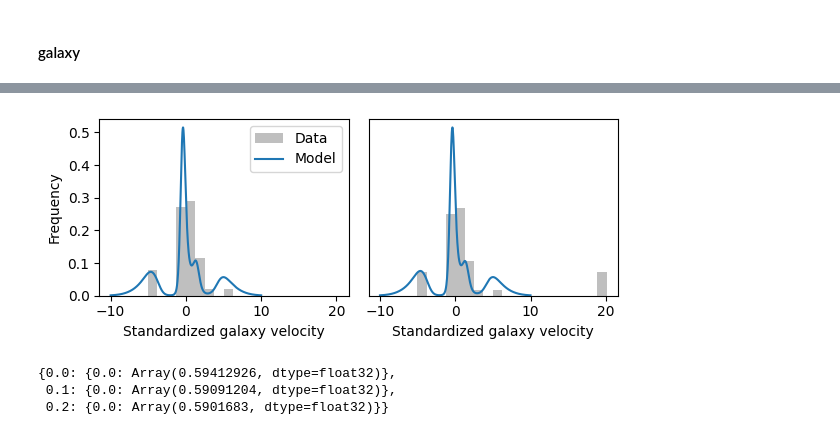
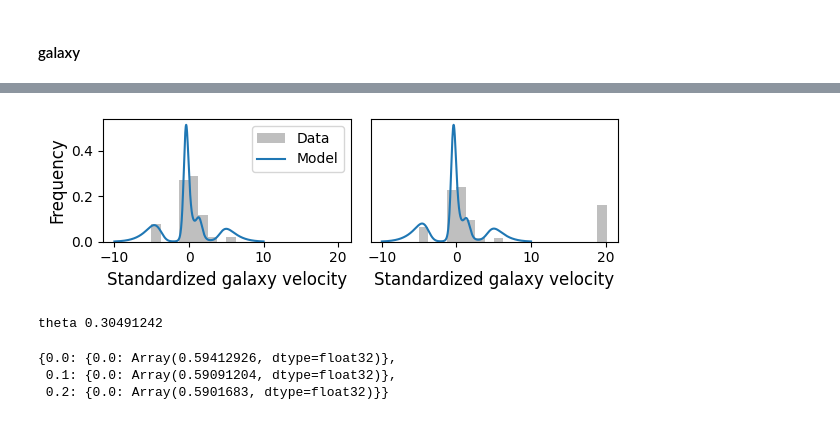
Before and after one commit to XingLLiu/robust-kernel-test, a Jupyter notebook: notebooks/KEF.ipynb, the cells around one changed output, grey strips where cells are left out. Cells and saved outputs as stored; diff of their text form; code cells hidden in the pictures.

```diff
--- a/notebooks/KEF.ipynb
+++ b/notebooks/KEF.ipynb
@@ -789,74 +755,42 @@ plt.tight_layout()
-# %%
-_, axes = plt.subplots(ncols=2, figsize=(3*2, 3))
-
-# plot data
-ol = 10.
-eps_ls = [0., 0.2]
-idx = 0
-bins = np.histogram(np.hstack(
-    (X_res[eps_ls[0]][ol][idx].reshape(-1), X_res[eps_ls[1]][ol][idx].reshape(-1))
-), bins=30)[1]
-
-for i, eps in enumerate(eps_ls):
-    est_params = est_params_res[eps][ol][0]
-    L = 25
-    # kef_l = jnp.sqrt(2)
-    # kef_p0_std = 3.
-
-    # L = 25 #!
-    kef_l = jnp.sqrt(.2) #!
-    kef_p0_std = 1. #!
-
-    trained_kef_model = exp_kef.KernelExpFamily(est_params, bw=kef_l, L=L, p0_loc=0., p0_scale=kef_p0_std)
-    X_plot = np.reshape(np.linspace(-5., 10., 1001), (-1, 1))
-    approx_prob = trained_kef_model.approx_prob(jax.random.PRNGKey(seed=56789), xs=X_plot, n_samples=2000)
-
-    ax = axes[i]
-    ax.hist(X_res[eps][ol][0].reshape(-1), bins, color="grey", alpha=0.5, density=True, label="Data")
-    ax.plot(X_plot, approx_prob, label="Model")
-    ax.get_yaxis().set_visible(False)
-    ax.set_xlabel("Standardized galaxy velocity")
-
-axes[0].legend()
-plt.tight_layout()
-# plt.savefig("../figs/robust/kef_level_data.pdf")
 # %%
-_, axes = plt.subplots(ncols=2, figsize=(3*2, 2.5))
+_, axes = plt.subplots(ncols=2, figsize=(3*2, 2))
 
 # plot data
 ol = 20.
-eps_ls = [0., 0.1]
+eps_ls = [0., 0.2]
 idx = 0
 bins = np.histogram(np.hstack(
     (X_res[eps_ls[0]][ol][idx].reshape(-1), X_res[eps_ls[1]][ol][idx].reshape(-1))
 ), bins=20)[1]
 
 for i, eps in enumerate(eps_ls):
     est_params = est_params_res[eps][ol][0]
     L = 25
     kef_l = jnp.sqrt(2)
     kef_p0_std = 3.
 
     trained_kef_model = exp_kef.KernelExpFamily(est_params, bw=kef_l, L=L, p0_loc=0., p0_scale=kef_p0_std)
     X_plot = np.reshape(np.linspace(-10., 10., 1001), (-1, 1))
     approx_prob = trained_kef_model.approx_prob(jax.random.PRNGKey(seed=56789), xs=X_plot, n_samples=2000)
 
     ax = axes[i]
     ax.hist(X_res[eps][ol][0].reshape(-1), bins, color="grey", alpha=0.5, density=True, label="Data")
     ax.plot(X_plot, approx_prob, label="Model")
-    ax.set_xlabel("Standardized galaxy velocity")
+    ax.set_xlabel("Standardized galaxy velocity", fontsize=12)
     if i == 0:
-        ax.set_ylabel("Frequency")
+        ax.set_ylabel("Frequency", fontsize=12)
     if i > 0:
         ax.get_yaxis().set_visible(False)
 
 axes[0].legend()
 plt.tight_layout()
 # plt.savefig("../figs/robust/kef_level_data.pdf")
 # %% [output]
-[figure, old version]
+[figure, new version]
 # %%
-print("theta", stats_res[0.][10.]["tilted_r_boot"]["theta"][0])
+print("theta", stats_res[.1][10.]["tilted_r_boot"]["theta"][0])
+# %% [output]
+theta 0.30491242
 # %%
 stats_res = pickle.load(open("../data/kef/kef_galaxy_power_stats_seed2024.pkl", "rb"))
 eps_ls = list(stats_res.keys())
```
Also changed, not shown: parts of 10 cells of this notebook, 11 other files.
